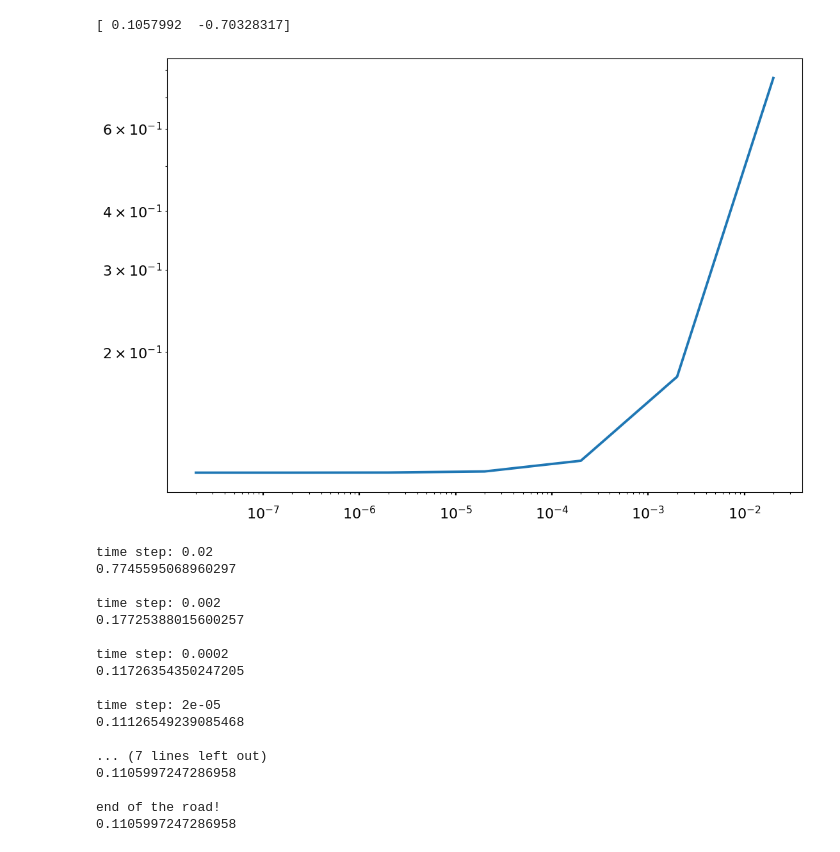
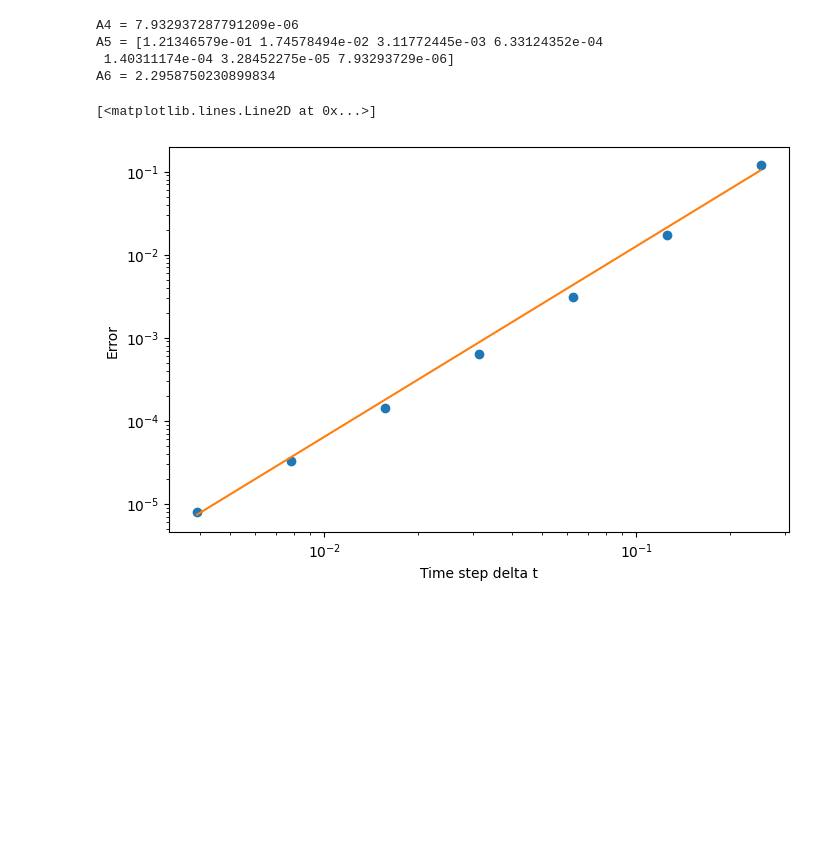
Before and after one commit to simonhansedasi/AMATH, a Jupyter notebook: HW1/HW1.ipynb, the cells around one changed output. Cells and saved outputs as stored; diff of their text form; code cells hidden in the pictures; blank space fills up the shorter version.

```diff
--- a/HW1/HW1.ipynb
+++ b/HW1/HW1.ipynb
@@ -64,54 +63,41 @@ A2 = [0.76964631 0.17724979 0.11726354 0.11126549 0.1106657  0.11060572
-# %%
-# plt.loglog(del_t, A2)
-# plt.ylim(.01,10)
-plt.loglog((del_t), (A2))
-# plt.xscale('log')
-# plt.yscale('log')
-r = np.polyfit(np.log(del_t), np.log(A2), 1)
-print(r)
-# %% [output]
-[ 0.1057992  -0.70328317]
-[figure, removed]
 # %%
-#Question 1
-#part b -- Heuns
+# Question 1
+# part b -- Heuns
 
-#set up loop over time steps
+# set up loop over time steps
+A5 = np.array([])
 for i in del_t:
     dt = i
     t = np.arange(0, 5 + dt, dt)
     y = np.zeros(len(t))
-    y[0] = (np.pi)/np.sqrt(2)
 
-    #implement FE and calculate error
+    # implement Heuns and calculate error
     for n in range(0, len(t) - 1):
         y[0] = y_0
-        y[n + 1] = y[n] + (dt/2) * (f(t[n],y[n] + f(t[n+1],y[n] + dt*f(t[n],y[n]))))
-    E = abs(y_true(t[5], y[5]) - f(t[5], y[5]))
-    print('time step: ' + str(i))
-    print(E)
-    print('')
-    if i == 2e-8:
-        print('end of the road!')
-        A2 = E
-        print(A2)
+        y[n + 1] = y[n] + [(dt/2) * (f(t[n],y[n]) + f(t[n+1], y[n] + dt*f(t[n],y[n])))]
+    E = abs(y_true(t[-1]) - y[-1])
+    A5 = np.append(A5,E)
+    if i == 2**-8:
+        A4 = E
+
     # break
+
+fig, ax = plt.subplots(1,1, figsize = (8,5))
+fig = plt.loglog(del_t, A5, 'o')
+ax.set_ylabel('Error')
+ax.set_xlabel('Time step delta t')
+a, b = np.polyfit(np.log(del_t), np.log(A5), 1)
+A6 = a
+print('A4 = ' + str(A4))
+print('A5 = ' + str(A5))
+print('A6 = ' + str(A6))
+
+plt.loglog((del_t), 2.5 * del_t**a)
 # %% [output]
-time step: 0.02
-0.7745595068960297
-
-time step: 0.002
-0.17725388015600257
-
-time step: 0.0002
-0.11726354350247205
-
-time step: 2e-05
-0.11126549239085468
-
-... (7 lines left out)
-0.1105997247286958
-
-end of the road!
-0.1105997247286958
+A4 = 7.932937287791209e-06
+A5 = [1.21346579e-01 1.74578494e-02 3.11772445e-03 6.33124352e-04
+ 1.40311174e-04 3.28452275e-05 7.93293729e-06]
+A6 = 2.2958750230899834
+[<matplotlib.lines.Line2D at 0x...>]
+[figure, added]
 # %%
```
Also changed, not shown: parts of 5 cells of this notebook, 1 other file.
